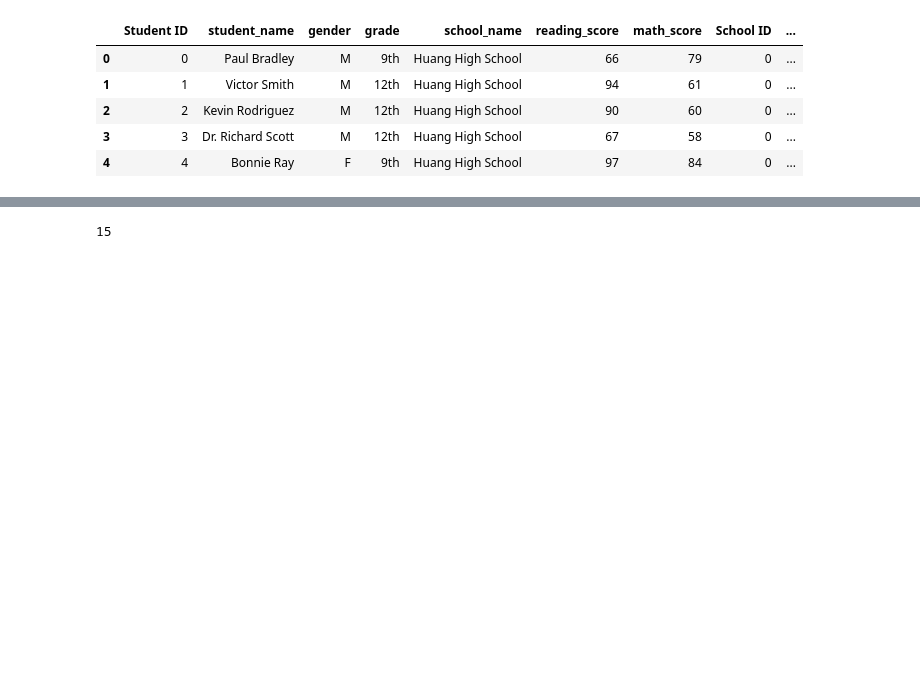
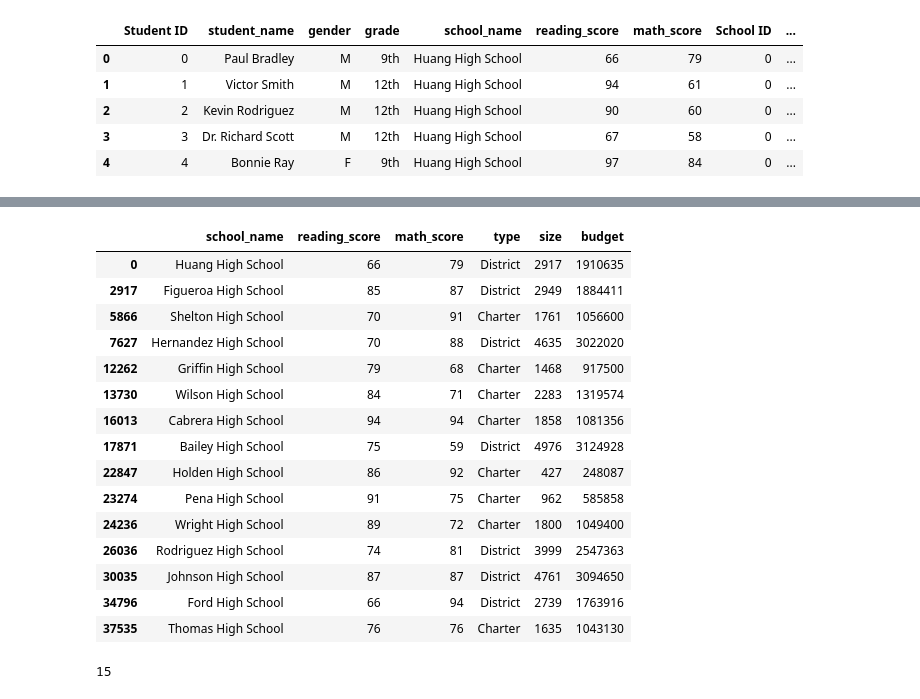
Before and after one commit to denisem77/Pandas-challenge, a Jupyter notebook: PyCitySchools/Panda-challenge.ipynb, the cells around one changed output, grey strips where cells are left out. Saved outputs shown, nothing was run; the diff lists cells and outputs as text; code cells hidden in the pictures; blank space fills up the shorter version.

```diff
--- a/PyCitySchools/Panda-challenge.ipynb
+++ b/PyCitySchools/Panda-challenge.ipynb
@@ -47,6 +47,3 @@ Schoolslist_df.head()
 | 2 | 2 | Kevin Rodriguez | M | 12th | Huang High School | 90 | 60 | 0 | ... |
 | 3 | 3 | Dr. Richard Scott | M | 12th | Huang High School | 67 | 58 | 0 | ... |
 | 4 | 4 | Bonnie Ray | F | 9th | Huang High School | 97 | 84 | 0 | ... |
-# %%
-Schoolslist_df.columns = Schoolslist_df.columns.str.strip()
-print(Schoolslist_df.columns)
@@ -89,0 +65,4 @@ dupi_drop_df
+# %%
+Basic_data_df = Schoolslist_df[["school_name", "reading_score", "math_score", "type", "size", "budget"]]
+
+Basic_data_df.head()
@@ -90,2 +86,23 @@ dupi_drop_df
+# %%
+Basic_data_df = Basic_data_df.drop_duplicates(subset=['school_name'])
+
+Basic_data_df
+# %% [output]
+|  | school_name | reading_score | math_score | type | size | budget |
+| 0 | Huang High School | 66 | 79 | District | 2917 | 1910635 |
+| 2917 | Figueroa High School | 85 | 87 | District | 2949 | 1884411 |
+| 5866 | Shelton High School | 70 | 91 | Charter | 1761 | 1056600 |
+| 7627 | Hernandez High School | 70 | 88 | District | 4635 | 3022020 |
+| 12262 | Griffin High School | 79 | 68 | Charter | 1468 | 917500 |
+| 13730 | Wilson High School | 84 | 71 | Charter | 2283 | 1319574 |
+| 16013 | Cabrera High School | 94 | 94 | Charter | 1858 | 1081356 |
+| 17871 | Bailey High School | 75 | 59 | District | 4976 | 3124928 |
+| 22847 | Holden High School | 86 | 92 | Charter | 427 | 248087 |
+| 23274 | Pena High School | 91 | 75 | Charter | 962 | 585858 |
+| 24236 | Wright High School | 89 | 72 | Charter | 1800 | 1049400 |
+| 26036 | Rodriguez High School | 74 | 81 | District | 3999 | 2547363 |
+| 30035 | Johnson High School | 87 | 87 | District | 4761 | 3094650 |
+| 34796 | Ford High School | 66 | 94 | District | 2739 | 1763916 |
+| 37535 | Thomas High School | 76 | 76 | Charter | 1635 | 1043130 |
 # %%
 # Total number of unique schools:
```
Also changed, not shown: parts of 28 cells of this notebook.
